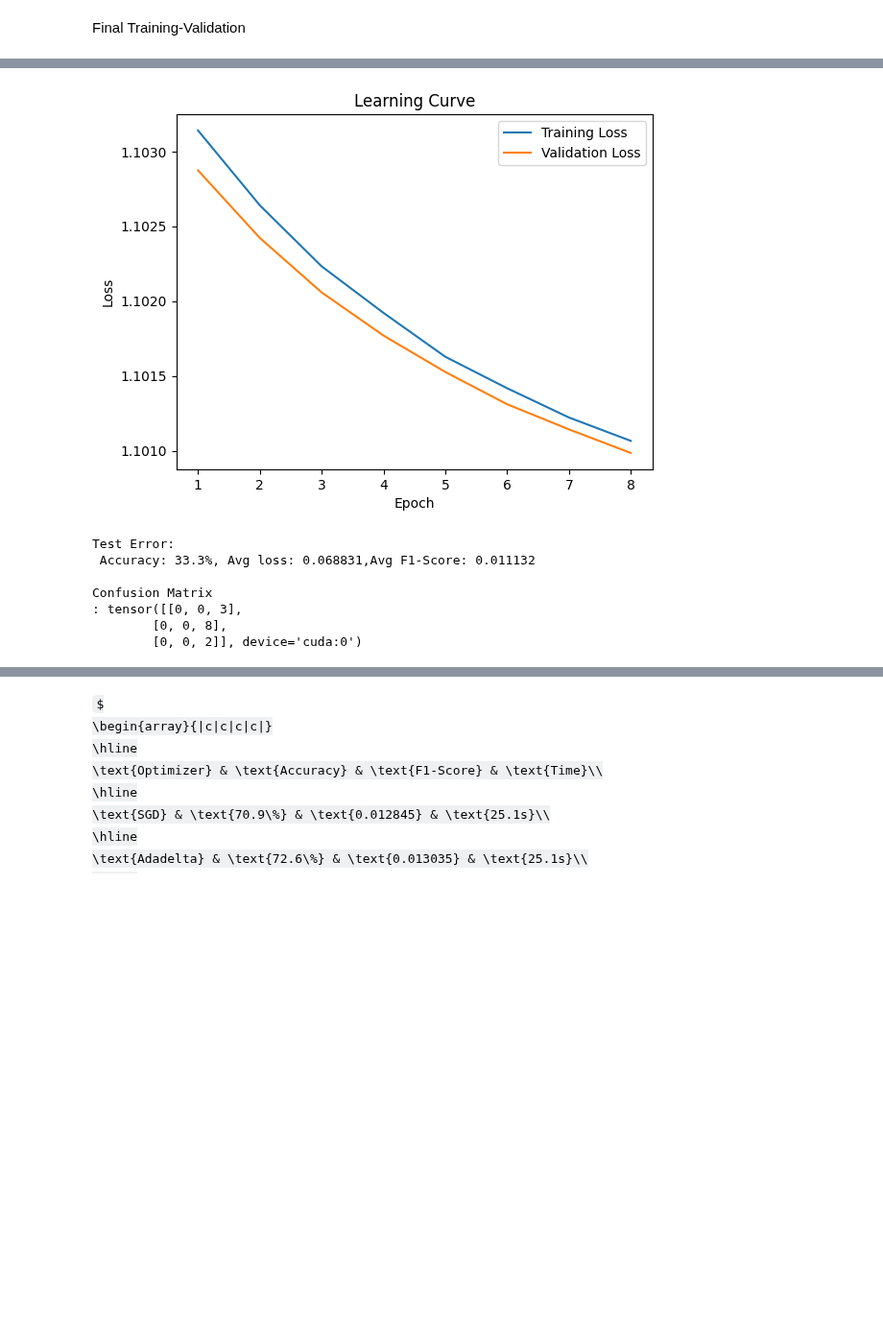
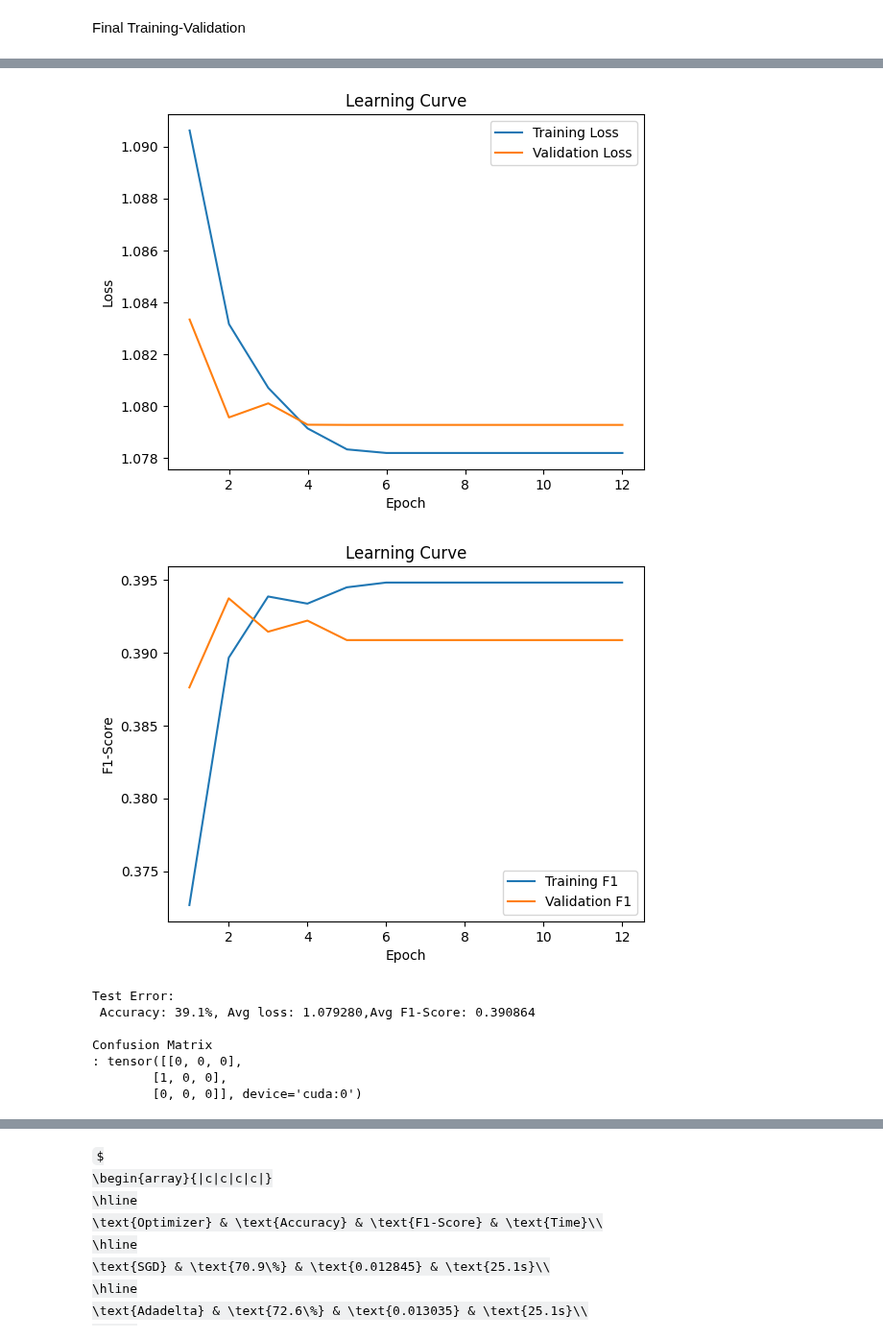
Before and after one commit to natedrake7/MachineLearning, a Jupyter notebook: NeuralNetworkSentimentAnalysis/project.ipynb, the cells around one changed output, grey strips where cells are left out. Shown at 96% size. Drawn from its saved outputs; the diff is of its cells as text; code cells hidden in the pictures; some formulas as TeX source; blank space fills up the shorter version.

```diff
--- a/NeuralNetworkSentimentAnalysis/project.ipynb
+++ b/NeuralNetworkSentimentAnalysis/project.ipynb
@@ -144,8 +134,7 @@ Load pre-trained Word2Vec Model
-# %%
-word2vec_model = Word2Vec.load('./Models/word2vec.model')
 # %%
 print(word2vec_model.wv.most_similar('τσιπρας'))
 valid_set['Tokenized_Text'] = valid_set['Text'].apply(lambda x: word_tokenize(x))
+train_set['Tokenized_Text'] = train_set['Text'].apply(lambda x: word_tokenize(x))
 # %% [output]
 [('αλαζονικος', 0.5175630450248718), ('κρασιος', 0.46218010783195496), ('εψαχνας', 0.459391713142395), ('βανδαλος', 0.4532196819782257), ('αποχαιρετηζω', 0.4530605673789978), ('δειχνη', 0.438425421714 ...
 # %% [markdown]
@@ -192,7 +179,7 @@ wordvec_train_arrays.shape
 # %% [markdown]
 Create Tensorflow tensors
 # %%
-batch_size = 2
+batch_size = 1
 
 #Train set
 X_train_tensor = torch.tensor(wordvec_train_arrays,dtype=torch.float)
@@ -231,13 +218,13 @@ class FeedForwardNeuralNetwork(nn.Module):
         self.linear4 = nn.Linear(32, 3)
 
     def forward(self, x):
-        h1 = F.relu(self.linear1(x))
-        h2 = F.relu(self.linear2(h1))
-        h3 = F.relu(self.linear3(h2))
+        h1 = F.hardtanh(self.linear1(x))
+        h2 = F.hardtanh(self.linear2(h1))
+        h3 = F.hardtanh(self.linear3(h2))
         out = self.linear4(h3)
         return out
 
-model = FeedForwardNeuralNetwork(dropout_rate = 0.5).to(device) #Create a feedforward network instance
+model = FeedForwardNeuralNetwork(dropout_rate = 0.7).to(device) #Create a feedforward network instance
 # %% [markdown]
 Train Function
 # %%
@@ -434,38 +345,48 @@ best_f1 = 0 #initialize variables
 learning_rate = 1e-4
 patience = 0
 epochs_count = 30
-patience_tol = 5
+patience_tol = 10
+f1_train_scores = []
+f1_val_scores = []
 train_losses = []
 val_losses = []
 
 #optimizer = torch.optim.SGD(model.parameters(),lr=learning_rate,weight_decay=1e-7) #initialize optimizer ,weight_decay=1e-7
 
-optimizer = torch.optim.SGD(model.parameters(),lr=learning_rate,weight_decay=1e-7) #initialize optimizer
-scheduler1 = torch.optim.lr_scheduler.CosineAnnealingLR(optimizer,verbose=True,T_max=100) #initialize first scheduler
-scheduler2 = torch.optim.lr_scheduler.ExponentialLR(optimizer,gamma=0.9,verbose=True) #and second scheduler
-
+optimizer = torch.optim.AdamW(model.parameters(),lr=learning_rate,weight_decay=1e-4) #initialize optimizer ,weight_decay=1e-7
+scheduler1 = torch.optim.lr_scheduler.PolynomialLR(optimizer,verbose=True,power=3.0)
+scheduler2 = torch.optim.lr_scheduler.LinearLR(optimizer,verbose=True)
+#scheduler1 = torch.optim.lr_scheduler.CosineAnnealingLR(optimizer,verbose=True,T_max=100) #initialize first scheduler
+#scheduler2 = torch.optim.lr_scheduler.ExponentialLR(optimizer,gamma=0.9,verbose=True) #and second scheduler
 scheduler = torch.optim.lr_scheduler.ChainedScheduler([scheduler1,scheduler2])
 
 for t in range(epochs_count): #iterate over the number of epochs
     print(f"Epoch {t+1}\n-------------------------------")
     torch.cuda.synchronize()
-    train_losses.append(Train(Train_set,model,loss_fn,optimizer)) #train the convo network
-    f1,val_loss = Validation(Validation_set,model,loss_fn) #find the current f1 score
+
+    f1_train,train_loss = Train(Train_set,model,loss_fn,optimizer) #train the convo network
+
+    f1_train_scores.append(f1_train.cpu())
+    train_losses.append(train_loss)
+    f1_val,val_loss = Validation(Validation_set,model,loss_fn) #find the current f1 score
+
+    f1_val_scores.append(f1_val.cpu())
+    val_losses.append(val_loss)
 
     scheduler.step()
 
-    val_losses.append(val_loss)
-
-    if f1 > best_f1: #if it the best one yet
-        best_f1 = f1 #set it as the best one
+    if f1_val > best_f1: #if it the best one yet
+        best_f1 = f1_val #set it as the best one
         best_model = model #this is the best model yet
         patience = 0
     else:
         patience+=1 #else increment patience
     if patience == patience_tol: #if we have iterated over a number of epochs and still the model we found is the best one
         break #break from the iteration
+
 print(f"Best Model computed by finding the model with the highest f1 score on the validation set: {best_f1:>8f}\n")
-plot_learning_curve(train_losses=train_losses,val_losses=val_losses)
+plot_loss_learning_curve(train_losses=train_losses,val_losses=val_losses)
+plot_f1_learning_curve(train_f1=f1_train_scores,val_f1=f1_val_scores)
 Test(Validation_set,best_model,loss_fn) #print the best model found
 # %% [output]
 Adjusting learning rate of group 0 to 1.0000e-04.
@@ -488,8 +409,9 @@ Best Model computed by finding the model with the highest f1 score on the valida
-[figure, old version]
+[figure, new version]
+[figure, added]
 Test Error:
- Accuracy: 33.3%, Avg loss: 0.068831,Avg F1-Score: 0.011132
+ Accuracy: 39.1%, Avg loss: 1.079280,Avg F1-Score: 0.390864
 
 Confusion Matrix
-: tensor([[0, 0, 3],
-        [0, 0, 8],
-        [0, 0, 2]], device='cuda:0')
+: tensor([[0, 0, 0],
+        [1, 0, 0],
+        [0, 0, 0]], device='cuda:0')
```
Also changed, not shown: parts of 15 cells of this notebook, 55 other files.
